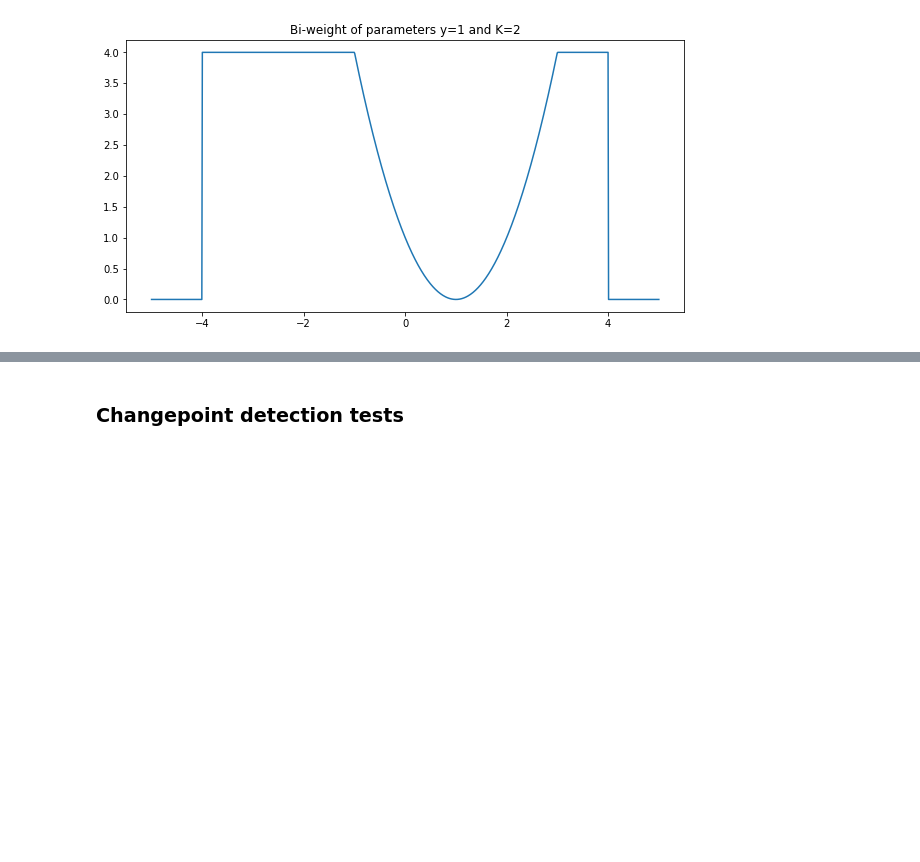
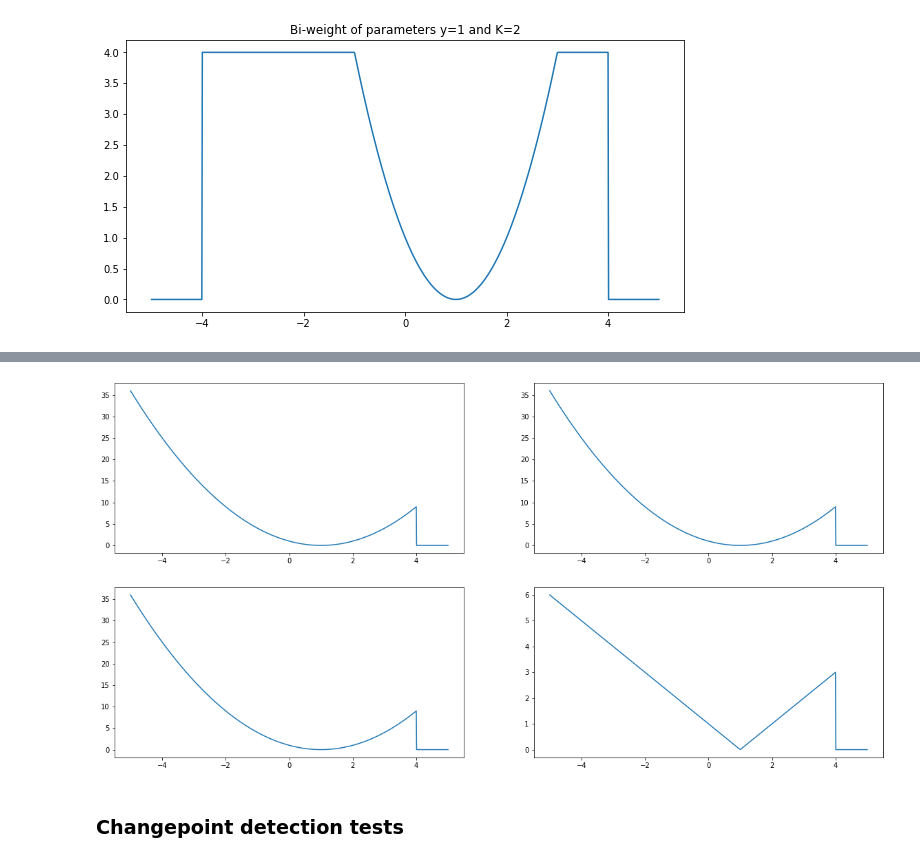
Before and after one commit to jeremtti/changepoint_detection_outliers, a Jupyter notebook: tests.ipynb, the cells around one changed output, grey strips where cells are left out. Cells and saved outputs as stored; diff of their text form; code cells hidden in the pictures; blank space fills up the shorter version.

Commit message:
add Huber loss, L2 loss and L1 loss

```diff
--- a/tests.ipynb
+++ b/tests.ipynb
@@ -29,2 +30,25 @@ plt.plot(t, y)
+# %%
+t = np.linspace(-5, 5, 1000)
+fig, ax = plt.subplots(2, 2, figsize=(20, 10))
+
+loss = BiWeight(1, 7, -6, 4)
+y = np.array([loss(x) for x in t])
+ax[0, 0].plot(t, y)
+
+loss = Huber(1, 7, -6, 4)
+y = np.array([loss(x) for x in t])
+ax[0, 1].plot(t, y)
+
+loss = L2Loss(1, -6, 4)
+y = np.array([loss(x) for x in t])
+ax[1, 0].plot(t, y)
+
+loss = L1Loss(1, -6, 4)
+y = np.array([loss(x) for x in t])
+ax[1, 1].plot(t, y)
+
+plt.show()
+# %% [output]
+[figure, added]
 # %% [markdown]
 ### Changepoint detection tests
```
Also changed, not shown: parts of 13 cells of this notebook, 3 other files.
